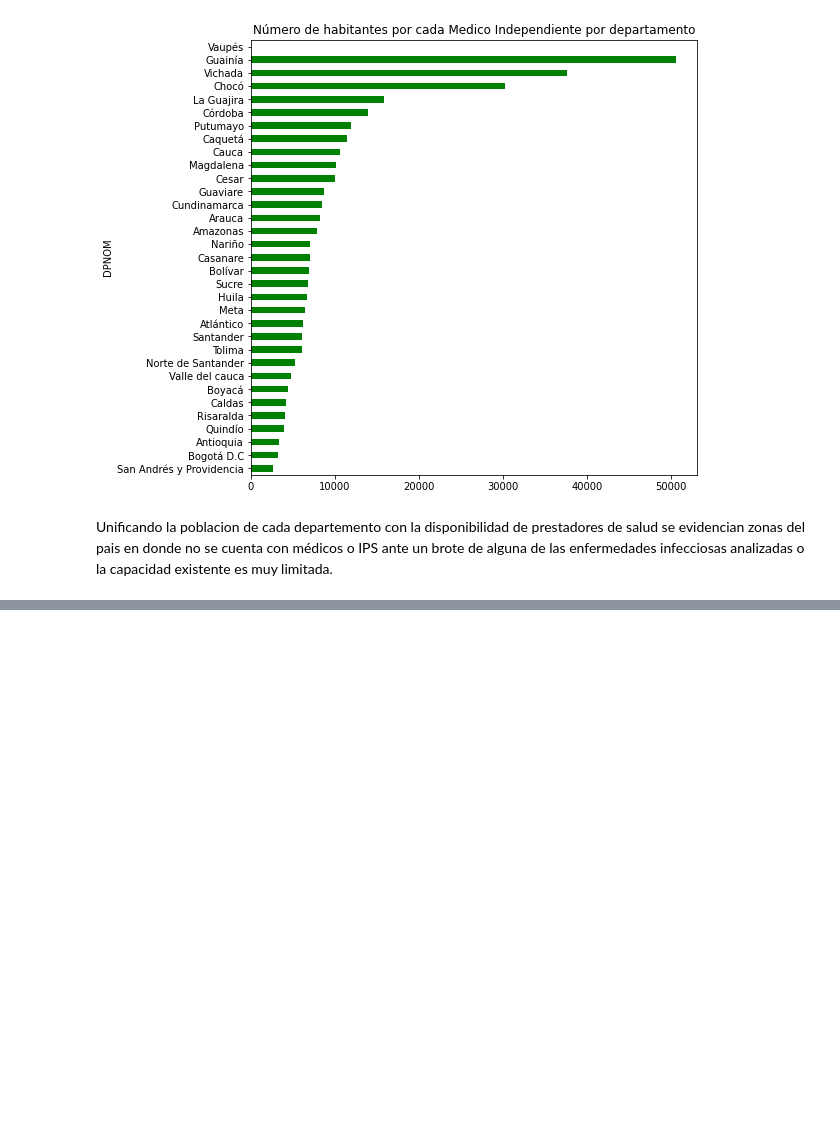
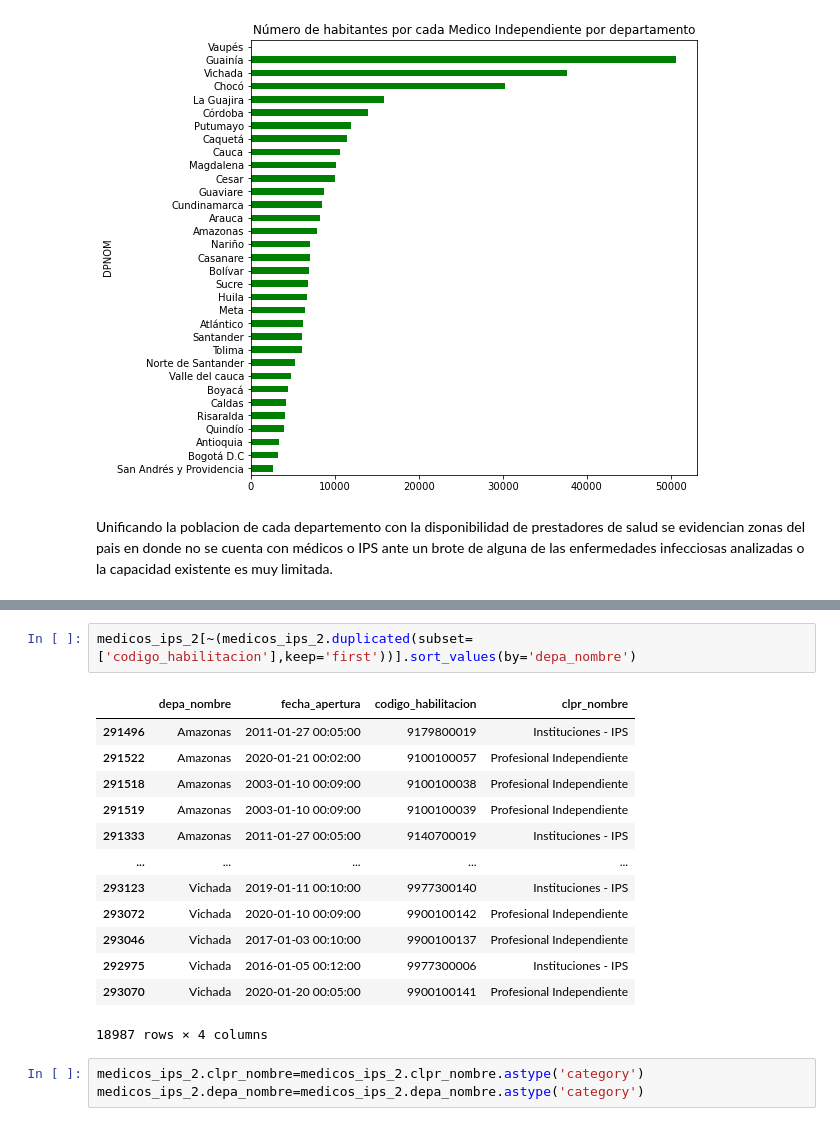
Before and after one commit to Santivg/DS4A-Team14, a Jupyter notebook: notebooks/EDA_medios_ips.ipynb, the cells around one changed output, grey strips where cells are left out. Cells and saved outputs as stored; diff of their text form; blank space fills up the shorter version.

```diff
--- a/notebooks/EDA_medios_ips.ipynb
+++ b/notebooks/EDA_medios_ips.ipynb
@@ -469,0 +522,19 @@ Unificando la poblacion de cada departemento con la disponibilidad de prestadore
+# %%
+medicos_ips_2[~(medicos_ips_2.duplicated(subset=['codigo_habilitacion'],keep='first'))].sort_values(by='depa_nombre')
+# %% [output]
+|  | depa_nombre | fecha_apertura | codigo_habilitacion | clpr_nombre |
+| 291496 | Amazonas | 2011-01-27 00:05:00 | 9179800019 | Instituciones - IPS |
+| 291522 | Amazonas | 2020-01-21 00:02:00 | 9100100057 | Profesional Independiente |
+| 291518 | Amazonas | 2003-01-10 00:09:00 | 9100100038 | Profesional Independiente |
+| 291519 | Amazonas | 2003-01-10 00:09:00 | 9100100039 | Profesional Independiente |
+| 291333 | Amazonas | 2011-01-27 00:05:00 | 9140700019 | Instituciones - IPS |
+| ... | ... | ... | ... | ... |
+| 293123 | Vichada | 2019-01-11 00:10:00 | 9977300140 | Instituciones - IPS |
+| 293072 | Vichada | 2020-01-10 00:09:00 | 9900100142 | Profesional Independiente |
+| 293046 | Vichada | 2017-01-03 00:10:00 | 9900100137 | Profesional Independiente |
+| 292975 | Vichada | 2016-01-05 00:12:00 | 9977300006 | Instituciones - IPS |
+| 293070 | Vichada | 2020-01-20 00:05:00 | 9900100141 | Profesional Independiente |
+18987 rows × 4 columns
+# %%
+medicos_ips_2.clpr_nombre=medicos_ips_2.clpr_nombre.astype('category')
+medicos_ips_2.depa_nombre=medicos_ips_2.depa_nombre.astype('category')
```
Also changed, not shown: parts of 13 cells of this notebook, 1 other file.
